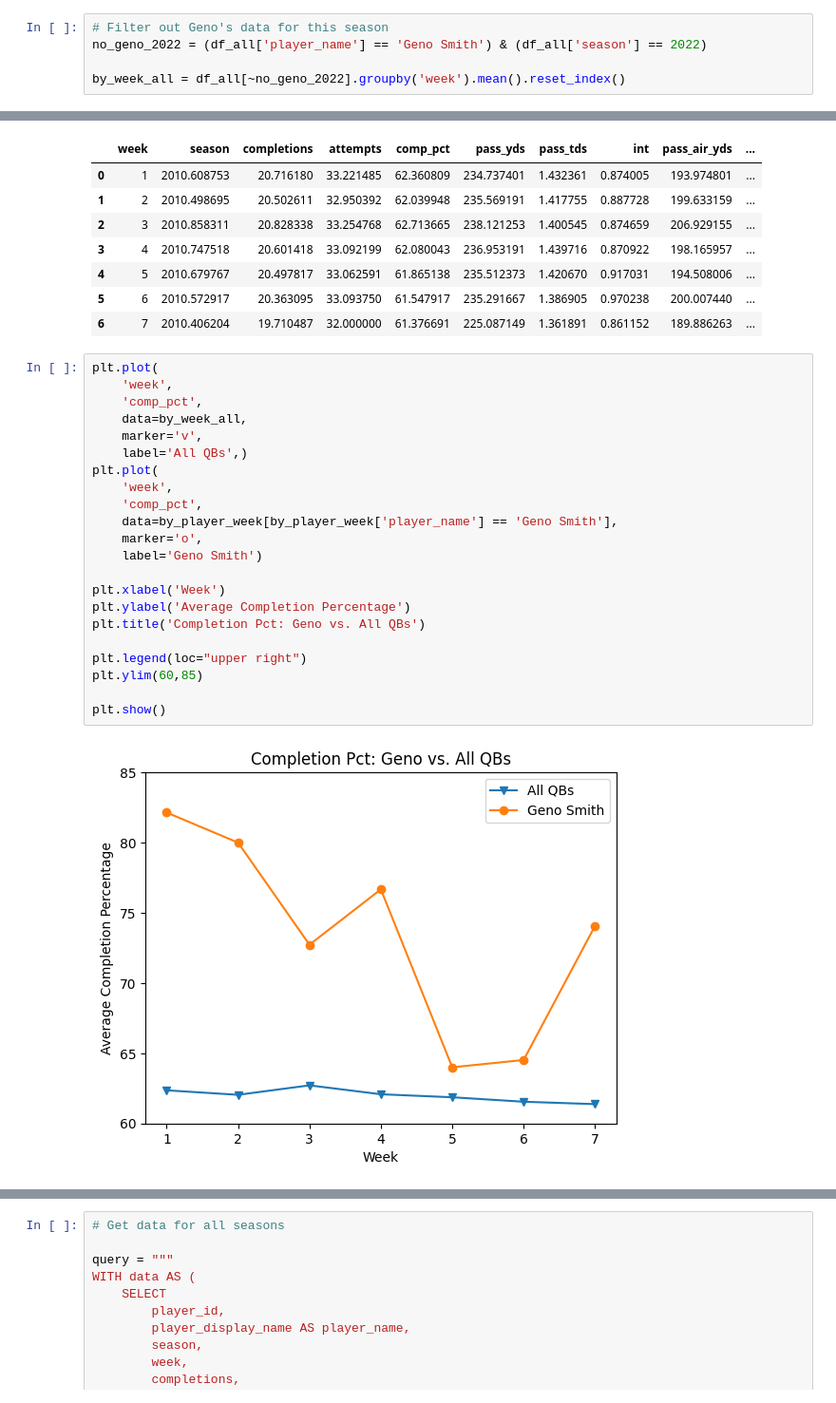
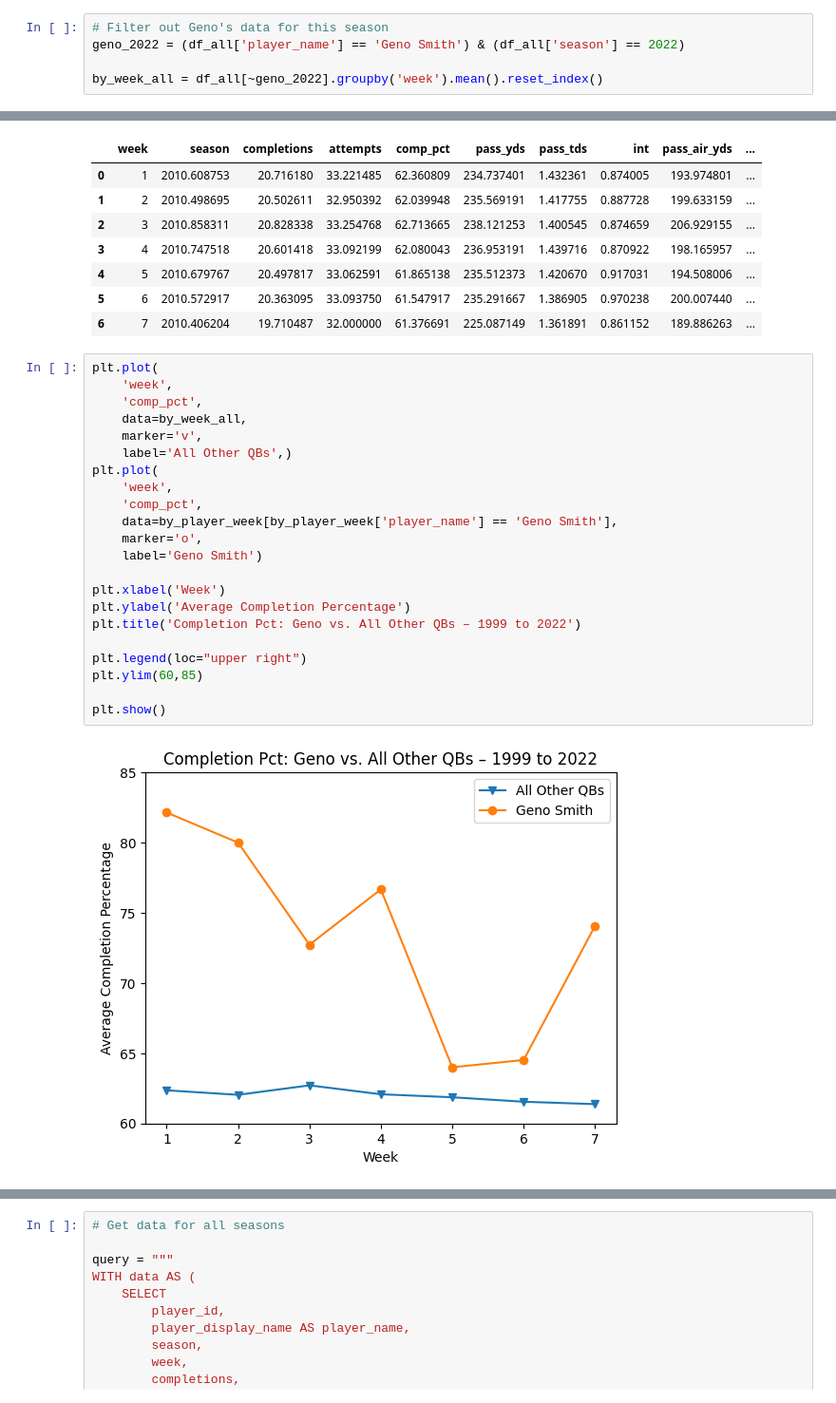
Before and after one commit to gfidanli/fantasy_football_analysis, a Jupyter notebook: daily_analysis/day6.ipynb, the cells around one changed output, grey strips where cells are left out. Shown: that part at 95% size. Drawn from its saved outputs; the diff is of its cells as text.

```diff
--- a/daily_analysis/day6.ipynb
+++ b/daily_analysis/day6.ipynb
@@ -260,9 +263,9 @@ df_all[['comp_pct','attempts','completions']].describe()
 | max | 95.000000 | 68.000000 | 45.000000 |
 # %%
 # Filter out Geno's data for this season
-no_geno_2022 = (df_all['player_name'] == 'Geno Smith') & (df_all['season'] == 2022)
+geno_2022 = (df_all['player_name'] == 'Geno Smith') & (df_all['season'] == 2022)
 
-by_week_all = df_all[~no_geno_2022].groupby('week').mean().reset_index()
+by_week_all = df_all[~geno_2022].groupby('week').mean().reset_index()
 # %%
 by_week_all
 # %% [output]
@@ -277,24 +280,24 @@ by_week_all
 # %%
 plt.plot(
     'week',
     'comp_pct',
     data=by_week_all,
     marker='v',
-    label='All QBs',)
+    label='All Other QBs',)
 plt.plot(
     'week',
     'comp_pct',
     data=by_player_week[by_player_week['player_name'] == 'Geno Smith'],
     marker='o',
     label='Geno Smith')
 
 plt.xlabel('Week')
 plt.ylabel('Average Completion Percentage')
-plt.title('Completion Pct: Geno vs. All QBs')
+plt.title('Completion Pct: Geno vs. All Other QBs – 1999 to 2022')
 
 plt.legend(loc="upper right")
 plt.ylim(60,85)
 
 plt.show()
 # %% [output]
-[figure, old version]
+[figure, new version]
```
Also changed, not shown: parts of 14 cells of this notebook.
